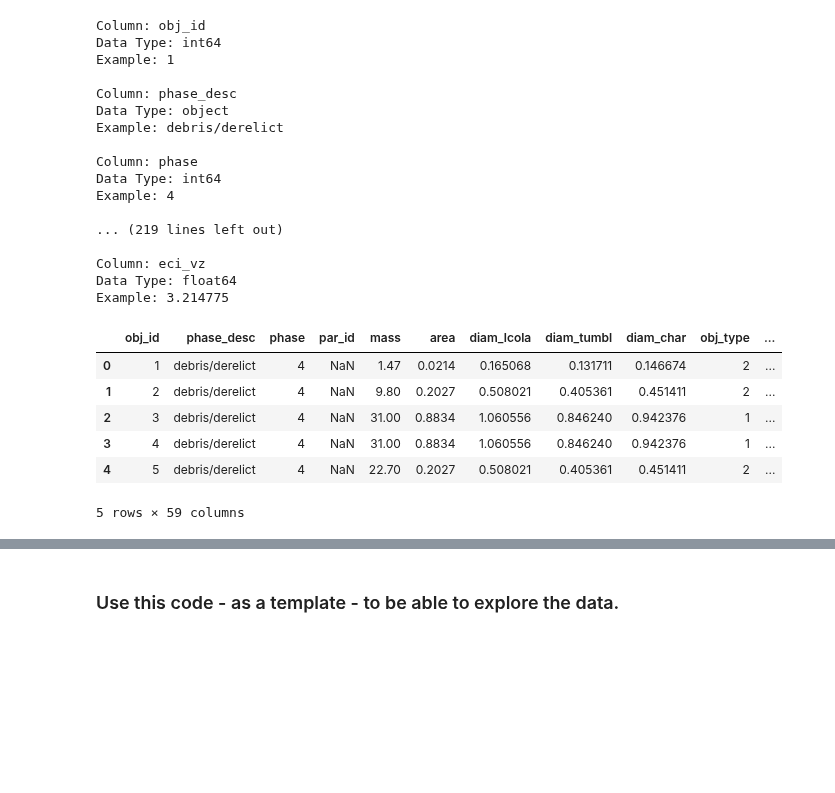
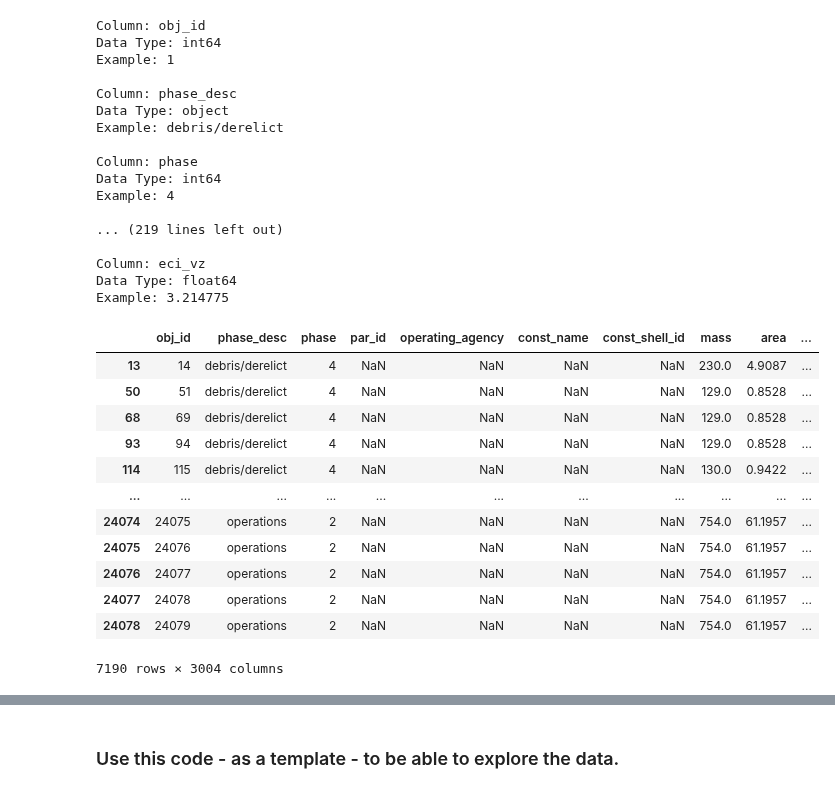
Before and after one commit to ARCLab-MIT/pyssem, a Jupyter notebook: pyssem/utils/notebooks/sep.ipynb, the cells around one changed output, grey strips where cells are left out. Drawn from its saved outputs; the diff is of its cells as text; code cells hidden in the pictures; blank space fills up the shorter version.

```diff
--- a/pyssem/utils/notebooks/sep.ipynb
+++ b/pyssem/utils/notebooks/sep.ipynb
@@ -6,13 +6,13 @@ If you would like to use the scen_properties of a pickle file, then this must be
 # %%
 import pandas as pd
 
-path = '/Users/indigobrownhall/Code/pyssem/pyssem/utils/launch/data/ref_scen_SEP3H.csv' # your path to the scenario csv file
+path = '/Users/indigobrownhall/Code/pyssem/pyssem/utils/launch/data/ref_scen_SEP1.csv' # your path to the scenario csv file
 T = pd.read_csv(path)
 
-# Only use if required, you can run the model, it will save a pickle file and then you can use this to get the scenario data.
-import pickle
-with open('../scenario-properties-baseline.pkl', 'rb') as f:
-    scen_properties = pickle.load(f)
+# # Only use if required, you can run the model, it will save a pickle file and then you can use this to get the scenario data.
+# import pickle
+# with open('../scenario-properties-baseline.pkl', 'rb') as f:
+#     scen_properties = pickle.load(f)
 # %% [markdown]
 Show all of the columns available, the data types and an example:
 # %%
@@ -40,13 +40,28 @@ Example: 4
 Column: eci_vz
 Data Type: float64
 Example: 3.214775
-# %%
-T.head()
-# %% [output]
-|  | obj_id | phase_desc | phase | par_id | mass | area | diam_lcola | diam_tumbl | diam_char | obj_type | ... |
-| 0 | 1 | debris/derelict | 4 | NaN | 1.47 | 0.0214 | 0.165068 | 0.131711 | 0.146674 | 2 | ... |
-| 1 | 2 | debris/derelict | 4 | NaN | 9.80 | 0.2027 | 0.508021 | 0.405361 | 0.451411 | 2 | ... |
-| 2 | 3 | debris/derelict | 4 | NaN | 31.00 | 0.8834 | 1.060556 | 0.846240 | 0.942376 | 1 | ... |
-| 3 | 4 | debris/derelict | 4 | NaN | 31.00 | 0.8834 | 1.060556 | 0.846240 | 0.942376 | 1 | ... |
-| 4 | 5 | debris/derelict | 4 | NaN | 22.70 | 0.2027 | 0.508021 | 0.405361 | 0.451411 | 2 | ... |
-5 rows × 59 columns
+# %%
+starlink_masses = T[
+    ((T['mass'] >= 220) & (T['mass'] <= 235))  |  # Starlink v0.9
+    ((T['mass'] >= 250) & (T['mass'] <= 270))  |  # Starlink v1
+    ((T['mass'] >= 295) & (T['mass'] <= 315))  |  # Starlink v1.5
+    ((T['mass'] >= 700) & (T['mass'] <= 780))  |  # Starlink v2 mini
+    ((T['mass'] >= 1200) & (T['mass'] <= 1300)) | # Starlink v2
+    ((T['mass'] >= 125) & (T['mass'] <= 130)) # OneWeb
+]
+# %%
+starlink_masses
+# %% [output]
+|  | obj_id | phase_desc | phase | par_id | operating_agency | const_name | const_shell_id | mass | area | ... |
+| 13 | 14 | debris/derelict | 4 | NaN | NaN | NaN | NaN | 230.0 | 4.9087 | ... |
+| 50 | 51 | debris/derelict | 4 | NaN | NaN | NaN | NaN | 129.0 | 0.8528 | ... |
+| 68 | 69 | debris/derelict | 4 | NaN | NaN | NaN | NaN | 129.0 | 0.8528 | ... |
+| 93 | 94 | debris/derelict | 4 | NaN | NaN | NaN | NaN | 129.0 | 0.8528 | ... |
+| 114 | 115 | debris/derelict | 4 | NaN | NaN | NaN | NaN | 130.0 | 0.9422 | ... |
+| ... | ... | ... | ... | ... | ... | ... | ... | ... | ... | ... |
+| 24074 | 24075 | operations | 2 | NaN | NaN | NaN | NaN | 754.0 | 61.1957 | ... |
+| 24075 | 24076 | operations | 2 | NaN | NaN | NaN | NaN | 754.0 | 61.1957 | ... |
+| 24076 | 24077 | operations | 2 | NaN | NaN | NaN | NaN | 754.0 | 61.1957 | ... |
+| 24077 | 24078 | operations | 2 | NaN | NaN | NaN | NaN | 754.0 | 61.1957 | ... |
+| 24078 | 24079 | operations | 2 | NaN | NaN | NaN | NaN | 754.0 | 61.1957 | ... |
+7190 rows × 3004 columns
```
Also changed, not shown: parts of 3 cells of this notebook, 3 other files.
